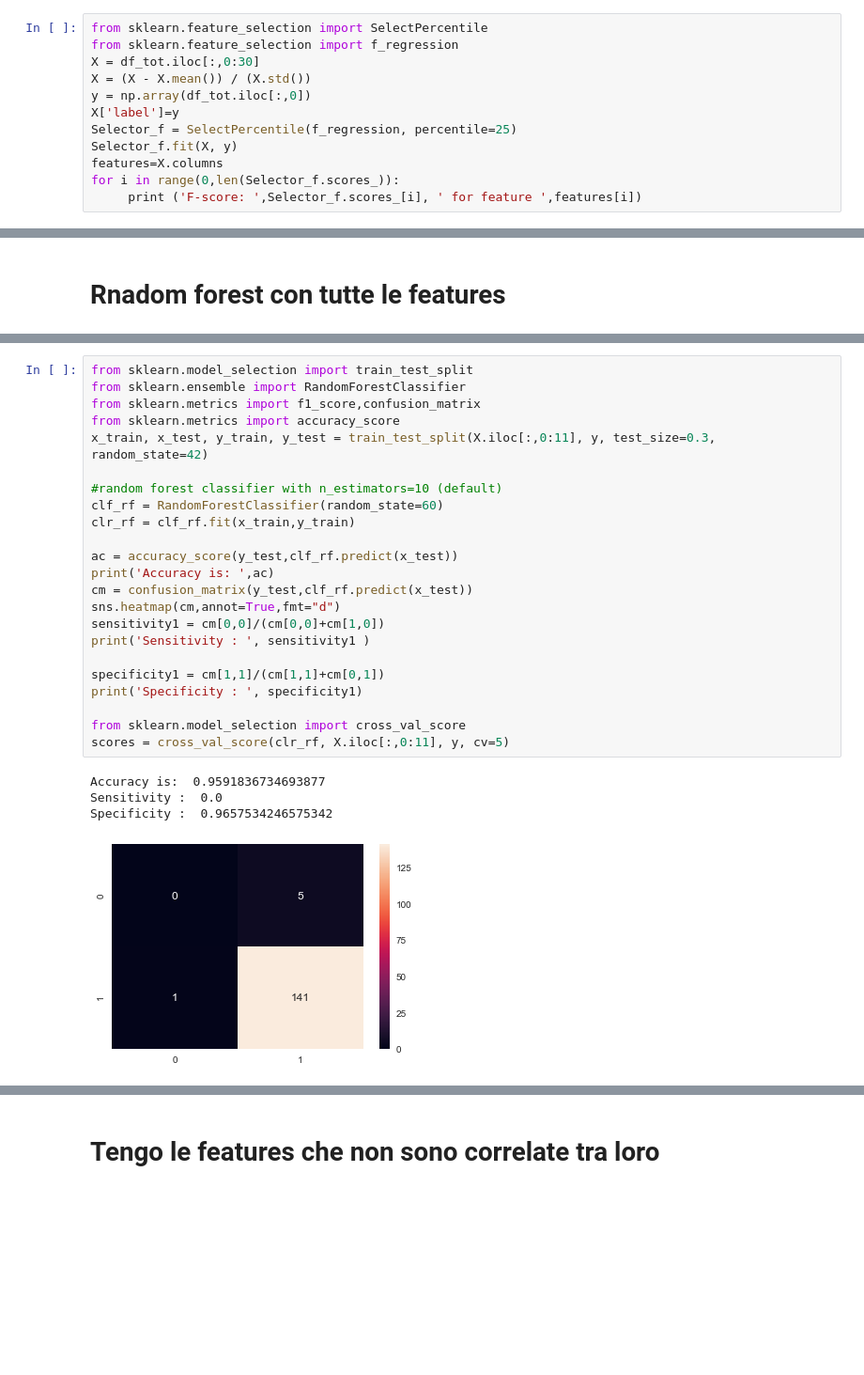
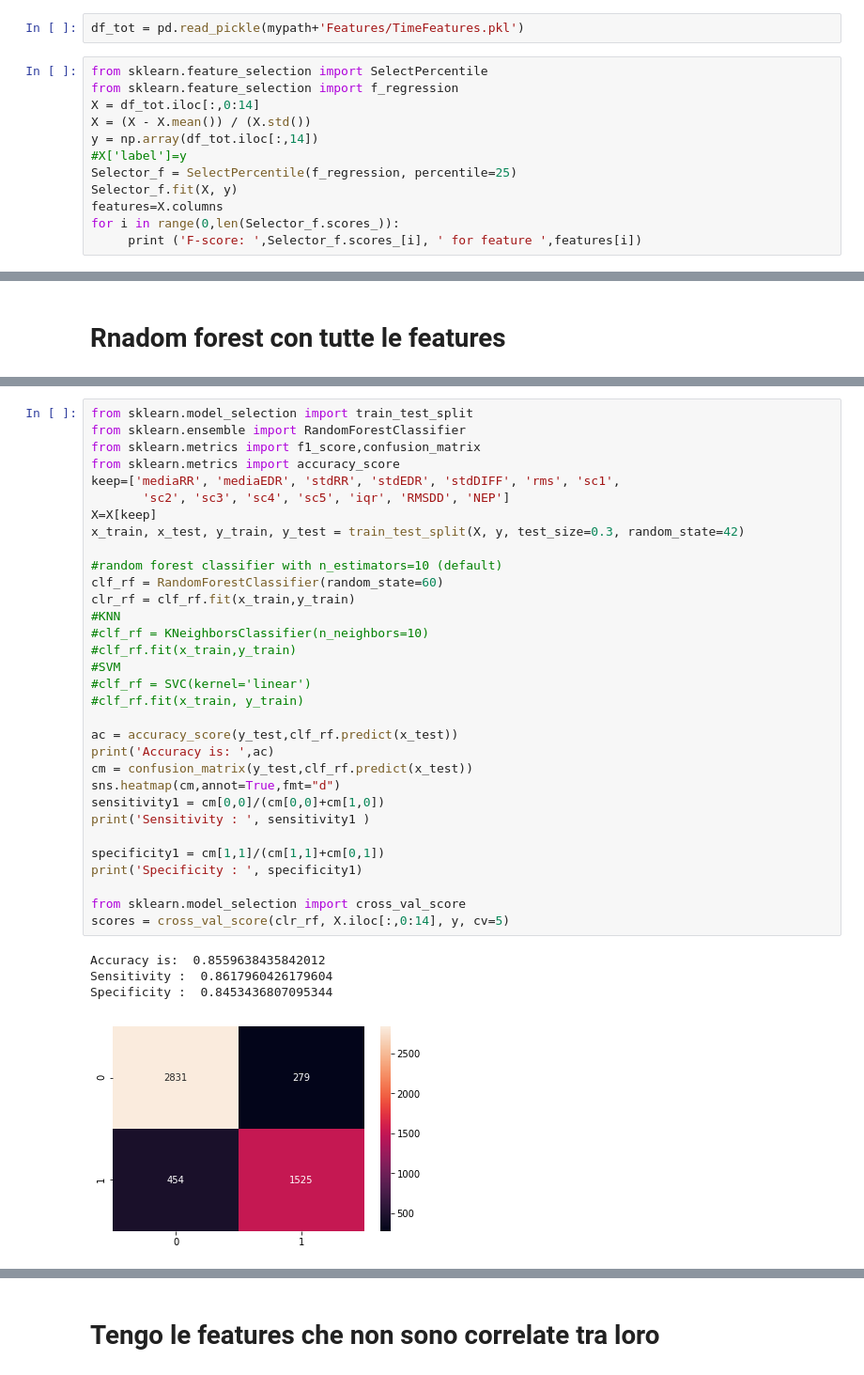
Before and after one commit to saralocatelli94/TesiMagistrale, a Jupyter notebook: SleepApnea_ECG/Untitled.ipynb, the cells around one changed output, grey strips where cells are left out. Shown at 94% size. Saved outputs shown, nothing was run; the diff lists cells and outputs as text; blank space fills up the shorter version.

```diff
--- a/SleepApnea_ECG/Untitled.ipynb
+++ b/SleepApnea_ECG/Untitled.ipynb
@@ -344,12 +307,14 @@ df_tot=df_freq
 # %% [markdown]
 ## FEATURE SELECTION
+# %%
+df_tot = pd.read_pickle(mypath+'Features/TimeFeatures.pkl')
 # %%
 from sklearn.feature_selection import SelectPercentile
 from sklearn.feature_selection import f_regression
-X = df_tot.iloc[:,0:30]
+X = df_tot.iloc[:,0:14]
 X = (X - X.mean()) / (X.std())
-y = np.array(df_tot.iloc[:,0])
-X['label']=y
+y = np.array(df_tot.iloc[:,14])
+#X['label']=y
 Selector_f = SelectPercentile(f_regression, percentile=25)
 Selector_f.fit(X, y)
 features=X.columns
@@ -428,28 +394,37 @@ sns.heatmap(X.iloc[:,0:11].corr(), annot=True, linewidths=.5, fmt= '.1f',ax=ax)
 # %%
 from sklearn.model_selection import train_test_split
 from sklearn.ensemble import RandomForestClassifier
 from sklearn.metrics import f1_score,confusion_matrix
 from sklearn.metrics import accuracy_score
-x_train, x_test, y_train, y_test = train_test_split(X.iloc[:,0:11], y, test_size=0.3, random_state=42)
+keep=['mediaRR', 'mediaEDR', 'stdRR', 'stdEDR', 'stdDIFF', 'rms', 'sc1',
+       'sc2', 'sc3', 'sc4', 'sc5', 'iqr', 'RMSDD', 'NEP']
+X=X[keep]
+x_train, x_test, y_train, y_test = train_test_split(X, y, test_size=0.3, random_state=42)
 
 #random forest classifier with n_estimators=10 (default)
 clf_rf = RandomForestClassifier(random_state=60)
 clr_rf = clf_rf.fit(x_train,y_train)
+#KNN
+#clf_rf = KNeighborsClassifier(n_neighbors=10)
+#clf_rf.fit(x_train,y_train)
+#SVM
+#clf_rf = SVC(kernel='linear')
+#clf_rf.fit(x_train, y_train)
 
 ac = accuracy_score(y_test,clf_rf.predict(x_test))
 print('Accuracy is: ',ac)
 cm = confusion_matrix(y_test,clf_rf.predict(x_test))
 sns.heatmap(cm,annot=True,fmt="d")
 sensitivity1 = cm[0,0]/(cm[0,0]+cm[1,0])
 print('Sensitivity : ', sensitivity1 )
 
 specificity1 = cm[1,1]/(cm[1,1]+cm[0,1])
 print('Specificity : ', specificity1)
 
 from sklearn.model_selection import cross_val_score
-scores = cross_val_score(clr_rf, X.iloc[:,0:11], y, cv=5)
+scores = cross_val_score(clr_rf, X.iloc[:,0:14], y, cv=5)
 # %% [output]
-Accuracy is:  0.9591836734693877
-Sensitivity :  0.0
-Specificity :  0.9657534246575342
+Accuracy is:  0.8559638435842012
+Sensitivity :  0.8617960426179604
+Specificity :  0.8453436807095344
-[figure, old version]
+[figure, new version]
```
Also changed, not shown: parts of 82 cells of this notebook, 1 other file.
